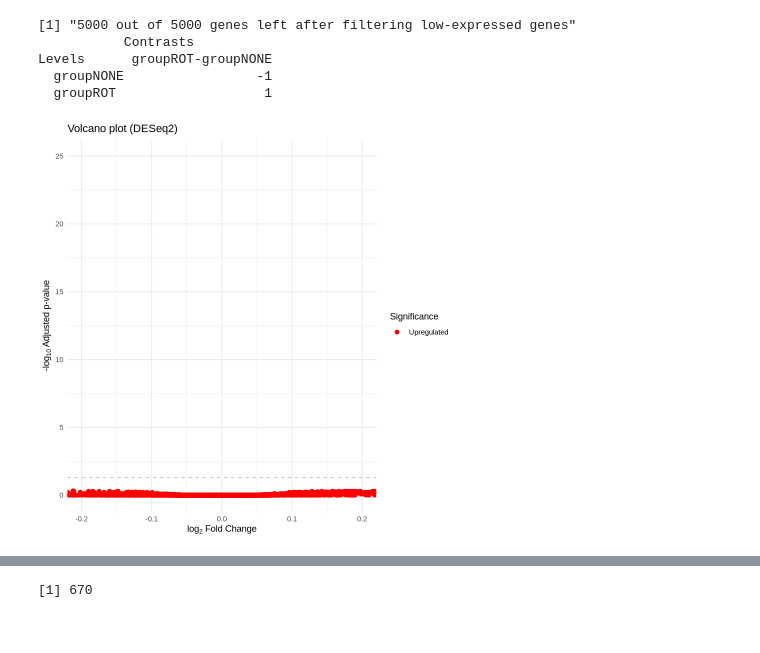
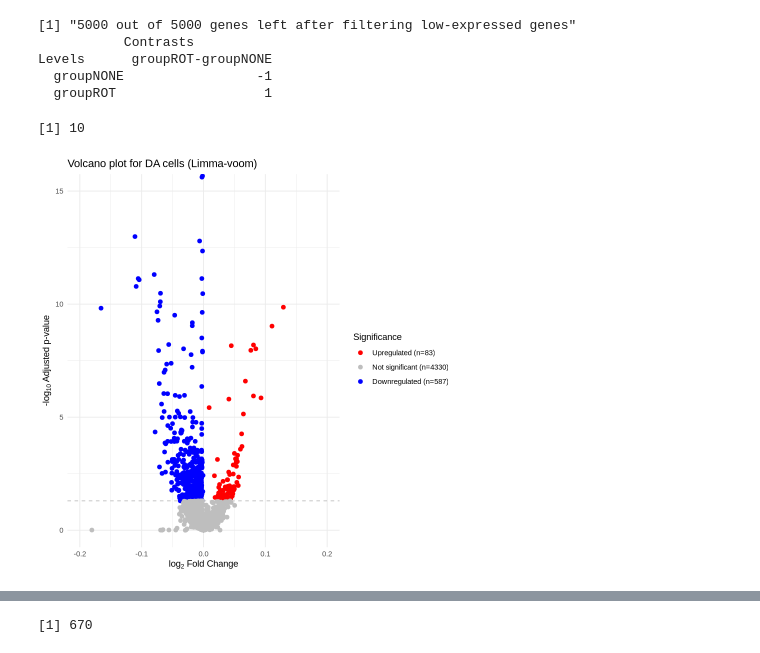
Before and after one commit to gwaldow2/cs776project, a Jupyter notebook: limma-voom_jerber.ipynb, the cells around one changed output, grey strips where cells are left out. Drawn from its saved outputs; the diff is of its cells as text; code cells hidden in the pictures.

```diff
--- a/limma-voom_jerber.ipynb
+++ b/limma-voom_jerber.ipynb
@@ -268,19 +275,25 @@ res <- res_nonDA
+# %%
+sum(toptable$adj.P.Val < 0.05 & toptable$logFC >= 0)
+# %% [output]
+[1] 10
 # %%
-toptable <- res$toptable
+toptable <- res_DA$toptable
 toptable$color <- ifelse(toptable$adj.P.Val < 0.05, ifelse(toptable$logFC < 0, "red", "blue"), "grey")
 p <- ggplot(data = toptable, aes(x = logFC, y = -log10(adj.P.Val), col = color)) +
     geom_vline(xintercept = c(-0.6, 0.6), col = "grey", linetype = 'dashed') +
     geom_hline(yintercept = -log10(0.05), col = "grey", linetype = 'dashed') +
     geom_point(size = 2) +
     scale_color_manual(values = c("red", "grey", "blue"),
-                       labels = c("Upregulated", "Not significant", "Downregulated")) +
-    coord_cartesian(ylim = c(0, 25), xlim = c(-0.2, 0.2)) +
+                       # breaks = c("Downregulated", "Not significant", "Upregulated")#,  # Specify order of colors
+                       labels = c("Upregulated (n=83)", "Not significant (n=4330)", "Downregulated (n=587)")
+                      ) +
+    coord_cartesian(ylim = c(0, 15), xlim = c(-0.2, 0.2)) +
     labs(color = 'Significance',
          x = expression("log"[2]*" Fold Change"),
          y = expression("-log"[10]*" Adjusted p-value")) +
-    ggtitle('Volcano plot (DESeq2)') +
+    ggtitle('Volcano plot for DA cells (Limma-voom)') +
     theme_minimal()
 p
 # %% [output]
-[figure, old version]
+[figure, new version]
 # %%
```
Also changed, not shown: parts of 11 cells of this notebook.
